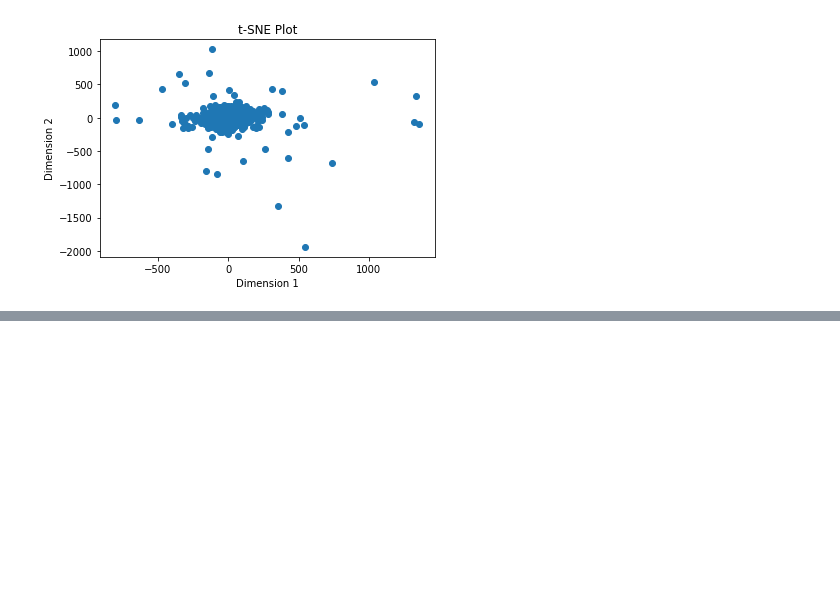
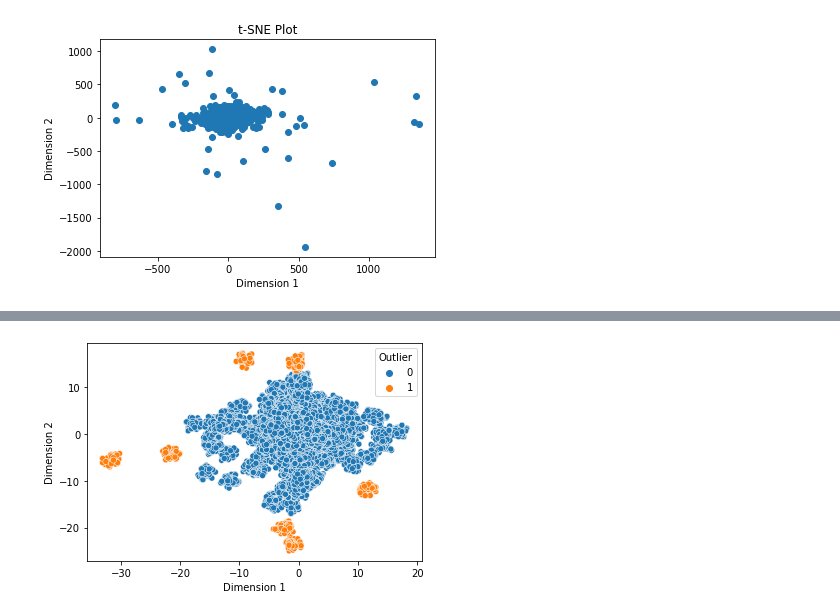
Before and after one commit to jordycollingwood/domias_notebooks, a Jupyter notebook: UCI_tsne_outlier.ipynb, the cells around one changed output, grey strips where cells are left out. Drawn from its saved outputs; the diff is of its cells as text; code cells hidden in the pictures; blank space fills up the shorter version.

```diff
--- a/UCI_tsne_outlier.ipynb
+++ b/UCI_tsne_outlier.ipynb
@@ -169,0 +280,14 @@ plt.show()
+# %%
+# perp_80_iter3k = tsne_df[
+#     (tsne_df['Dimension 1'] > 20) | (tsne_df['Dimension 1'] < -20) |
+#     (tsne_df['Dimension 2'] > 20) | (tsne_df['Dimension 2'] < -18.5)
+# ]
+
+# perp_80_iter3k
+
+perp_80_iter3k = tsne_df[
+    (tsne_df['Dimension 1'] > 20) | (tsne_df['Dimension 1'] < -20) |
+    (tsne_df['Dimension 2'] > 13) | (tsne_df['Dimension 2'] < -18.5)
+]
+
+perp_80_iter3k
@@ -169,0 +308,7 @@ plt.show()
+# %%
+perp_80_iter3k_special = tsne_df[
+    (tsne_df['Dimension 1'] > 10) &
+    (tsne_df['Dimension 2'] < -8.5)
+]
+
+perp_80_iter3k_special
@@ -169,0 +329,3 @@ plt.show()
+# %%
+df=pd.concat([perp_80_iter3k, perp_80_iter3k_special])
+df
@@ -169,0 +346,8 @@ plt.show()
+# %%
+tsne_outlier_plot = tsne_df.copy()
+
+index_values = df.index.values
+
+# Add a flag column to df1 and mark it as 1 if the index is present in df2, else 0
+tsne_outlier_plot['Outlier'] = tsne_outlier_plot.index.isin(index_values).astype(int)
+tsne_outlier_plot
@@ -169,0 +368,9 @@ plt.show()
+# %%
+# Plot the t-SNE scatter plot
+sns.scatterplot(data=tsne_outlier_plot, x= 'Dimension 1', y='Dimension 2', hue='Outlier')
+#plt.xlabel('Dimension 1')
+# plt.ylabel('Dimension 2')
+# plt.title('t-SNE Plot')
+plt.show()
+# %% [output]
+[figure, added]
```
Also changed, not shown: parts of 18 cells of this notebook, 13 other files.
